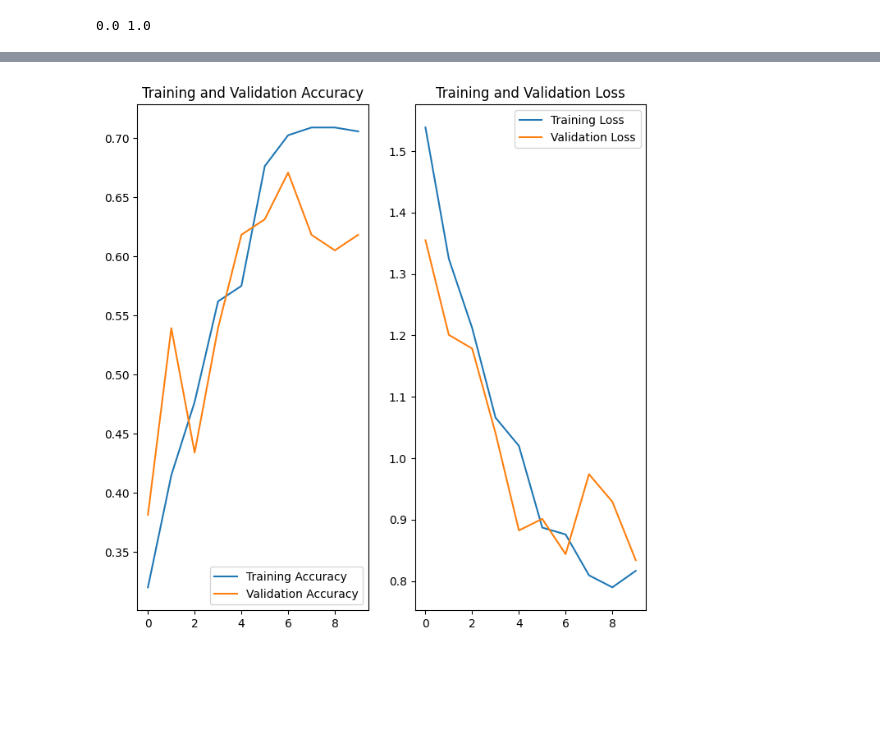
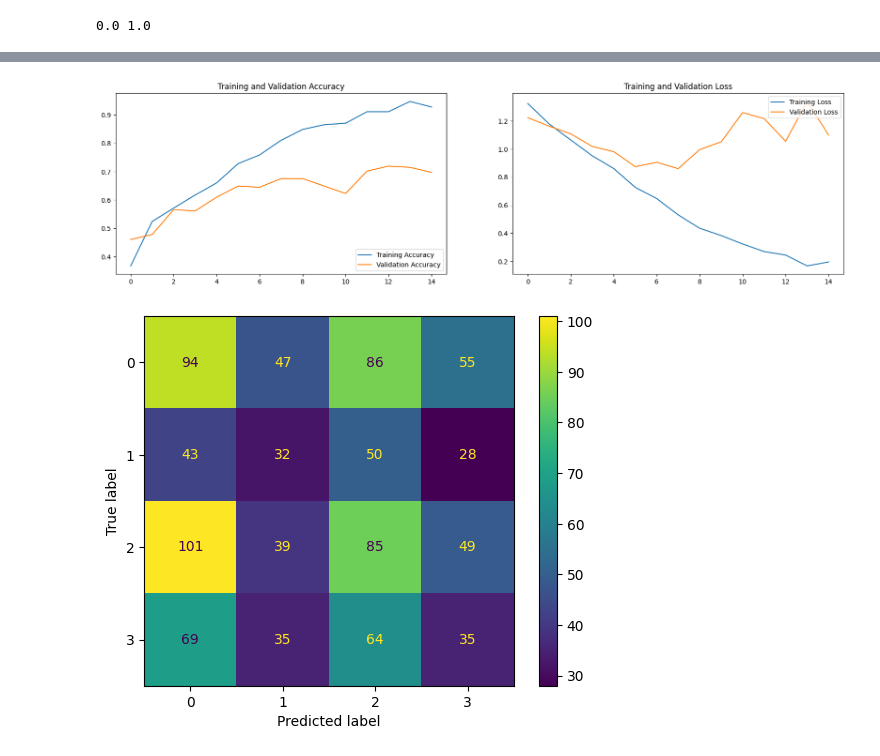
Before and after one commit to Porsche9114s/MakeAIWork2, a Jupyter notebook: projects/apple_disease_classification/data/project2.1.ipynb, the cells around one changed output, grey strips where cells are left out. Saved outputs shown, nothing was run; the diff lists cells and outputs as text; code cells hidden in the pictures; blank space fills up the shorter version.

```diff
--- a/projects/apple_disease_classification/data/project2.1.ipynb
+++ b/projects/apple_disease_classification/data/project2.1.ipynb
@@ -97,11 +89,4 @@ for images, _ in train_ds.take(1):
 # %%
-"""
-AUTOTUNE = tf.data.AUTOTUNE
-
-train_ds = train_ds.cache().shuffle(1000).prefetch(buffer_size=AUTOTUNE)
-val_ds = val_ds.cache().prefetch(buffer_size=AUTOTUNE)
-"""
-
 batch_size = 32
 AUTOTUNE = tf.data.AUTOTUNE
 
@@ -143,7 +126,7 @@ model.add(layers.Conv2D(128, (3, 3), activation='relu'))
 
 model.add(layers.MaxPooling2D((2, 2)))
 
-model.add(layers.Conv2D(64, (3, 3), activation='relu'))
+model.add(layers.Conv2D(64, (3, 3), activation='softmax'))
 
 model.add(layers.MaxPooling2D((2, 2)))
 
@@ -153,38 +136,40 @@ model.add(layers.MaxPooling2D((2, 2)))
 
 model.add(layers.Flatten())
 
-model.add(layers.Dropout(0.1))
+model.add(layers.Dropout(0.2))
 
-model.add(layers.Dense(256))
-
-model.add(layers.Dense(4, activation='softmax'))
+model.add(layers.Dense(4, activation='relu'))
 
 model.summary()
 
 num_classes = len(class_names)
+
 """
-"""
+num_classes = len(class_names)
+
 model = Sequential([
-    data_augmentation,
-    layers.Rescaling(1./255, input_shape=(img_height, img_width, 3)),
-    layers.Conv2D(16, 3, padding='same', activation='relu'),
-    layers.MaxPooling2D(),
+    layers.Rescaling(1./255, input_shape=(360, 360, 3)),
     layers.Conv2D(16, 3, padding='same', activation='relu'),
     layers.MaxPooling2D(),
     layers.Conv2D(32, 3, padding='same', activation='relu'),
     layers.MaxPooling2D(),
     layers.Conv2D(64, 3, padding='same', activation='relu'),
     layers.MaxPooling2D(),
-    layers.Dropout(0.2),
+    layers.Conv2D(32, 3, padding='same', activation='relu'),
+    layers.MaxPooling2D(),
+    layers.Conv2D(16, 3, padding='same', activation='relu'),
+    layers.MaxPooling2D(),
+    layers.Dropout(0.1),
     layers.Flatten(),
     layers.Dense(128, activation='relu'),
-    layers.Dense(4, activation='softmax'),
+    layers.Dense(4),
+    layers.Dense(num_classes),
     ])
-"""
 
+model.summary()
 
+""""
 model = tf.keras.models.Sequential([
-    data_augmentation,
     tf.keras.layers.Input(shape=(360,360,3)),
     tf.keras.layers.Conv2D(16, 3, padding= 'same', activation='relu'),
     tf.keras.layers.MaxPooling2D(2, 2),
@@ -194,8 +179,10 @@ model = tf.keras.models.Sequential([
     tf.keras.layers.MaxPooling2D(2, 2),
     tf.keras.layers.Flatten(),
     tf.keras.layers.Dropout(0.1),
-    tf.keras.layers.Dense(4, activation='relu'),
+    tf.keras.layers.Dense(4),
     ])
 
 model.summary()
+
+"""
 # %% [output]
@@ -205,7 +209,7 @@ model.compile(optimizer='adam',
               loss=tf.keras.losses.SparseCategoricalCrossentropy(from_logits=True),
               metrics=['accuracy'])
 # %%
-epochs=10
+epochs=15
 history = model.fit(
   train_ds,
   validation_data=val_ds,
@@ -235,24 +236,45 @@ Epoch 10/10
 # %%
 acc = history.history['accuracy']
 val_acc = history.history['val_accuracy']
 
 loss = history.history['loss']
 val_loss = history.history['val_loss']
 
 epochs_range = range(epochs)
 
-plt.figure(figsize=(8, 8))
+plt.figure(figsize=(20, 5))
 plt.subplot(1, 2, 1)
 plt.plot(epochs_range, acc, label='Training Accuracy')
 plt.plot(epochs_range, val_acc, label='Validation Accuracy')
 plt.legend(loc='lower right')
 plt.title('Training and Validation Accuracy')
 
 plt.subplot(1, 2, 2)
 plt.plot(epochs_range, loss, label='Training Loss')
 plt.plot(epochs_range, val_loss, label='Validation Loss')
 plt.legend(loc='upper right')
 plt.title('Training and Validation Loss')
 plt.show()
 # %% [output]
-[figure, old version]
+[figure, new version]
+# %%
+from sklearn.metrics import confusion_matrix
+from sklearn.metrics import ConfusionMatrixDisplay
+
+batchPredictions = model.predict(train_ds)
+
+predicted_categories = tf.argmax(batchPredictions, axis=1)
+
+true_categories = tf.concat([y for x, y in train_ds], axis=0)
+
+# confusion_matrix(predicted_categories, true_categories)
+
+confusion_matrix = confusion_matrix(true_categories, predicted_categories)
+
+cm_display = ConfusionMatrixDisplay(confusion_matrix = confusion_matrix)
+
+cm_display.plot()
+
+plt.show()
+# %% [output]
+[figure, added]
```
Also changed, not shown: parts of 10 cells of this notebook, 3 other files.
